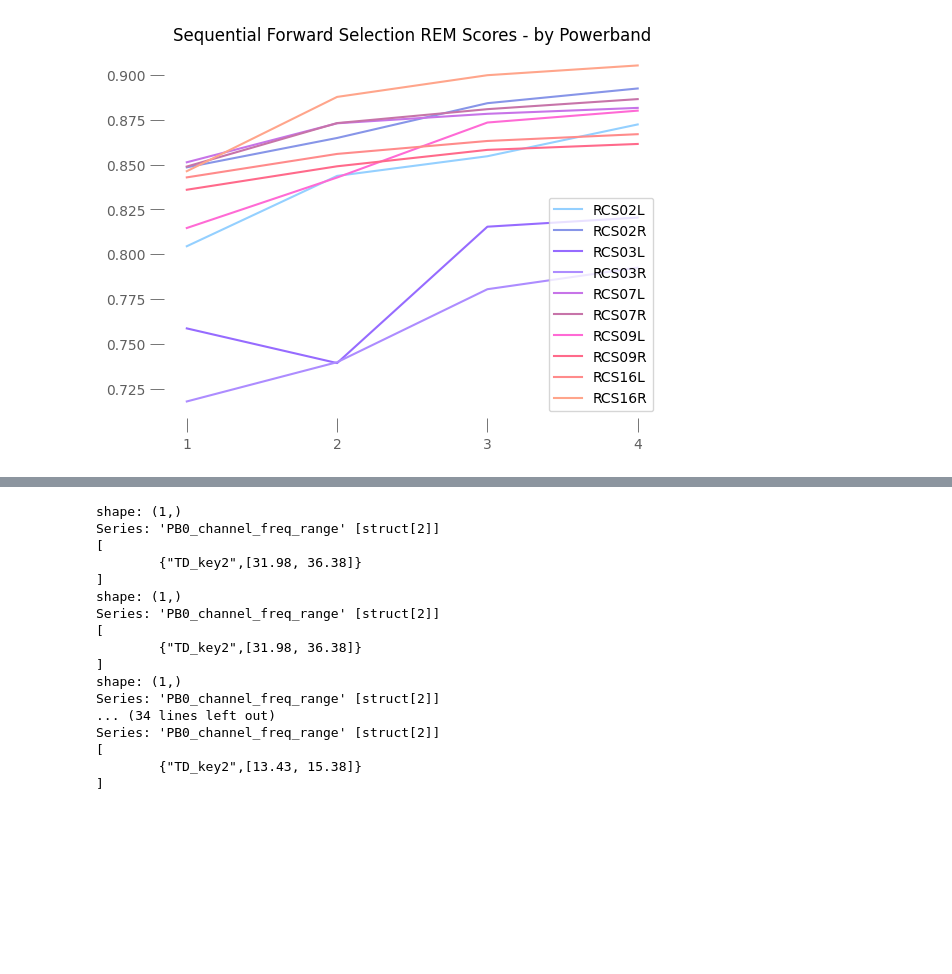
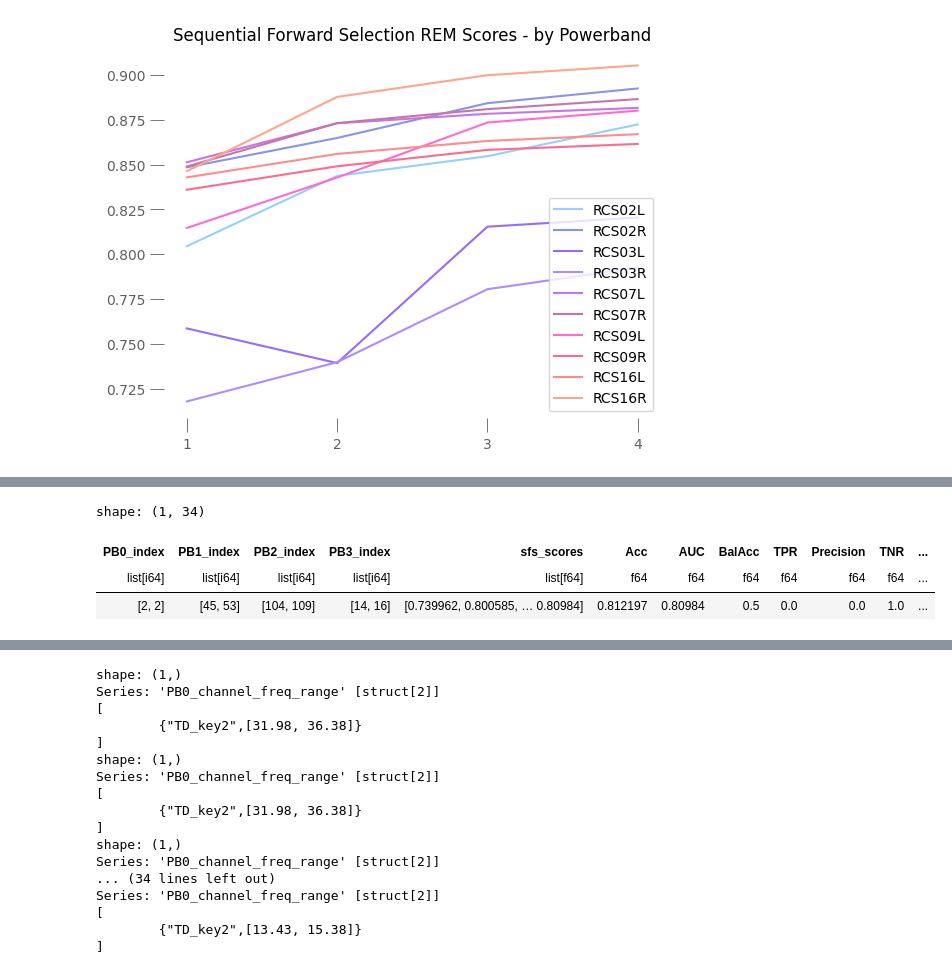
Before and after one commit to claysmyth/LittleStarr, a Jupyter notebook: notebooks/powerband_selection_comparison.ipynb, the cells around one changed output, grey strips where cells are left out. Saved outputs shown, nothing was run; the diff lists cells and outputs as text; code cells hidden in the pictures; blank space fills up the shorter version.

```diff
--- a/notebooks/powerband_selection_comparison.ipynb
+++ b/notebooks/powerband_selection_comparison.ipynb
@@ -329,0 +365,7 @@ plt.show()
+# %%
+parts_sfs_cort_rem['RCS03L'].head()
+# %% [output]
+shape: (1, 34)
+| PB0_index | PB1_index | PB2_index | PB3_index | sfs_scores | Acc | AUC | BalAcc | TPR | Precision | TNR | ... |
+| list[i64] | list[i64] | list[i64] | list[i64] | list[f64] | f64 | f64 | f64 | f64 | f64 | f64 | ... |
+| [2, 2] | [45, 53] | [104, 109] | [14, 16] | [0.739962, 0.800585, … 0.80984] | 0.812197 | 0.80984 | 0.5 | 0.0 | 0.0 | 1.0 | ... |
```
Also changed, not shown: parts of 9 cells of this notebook, 4 other files.
